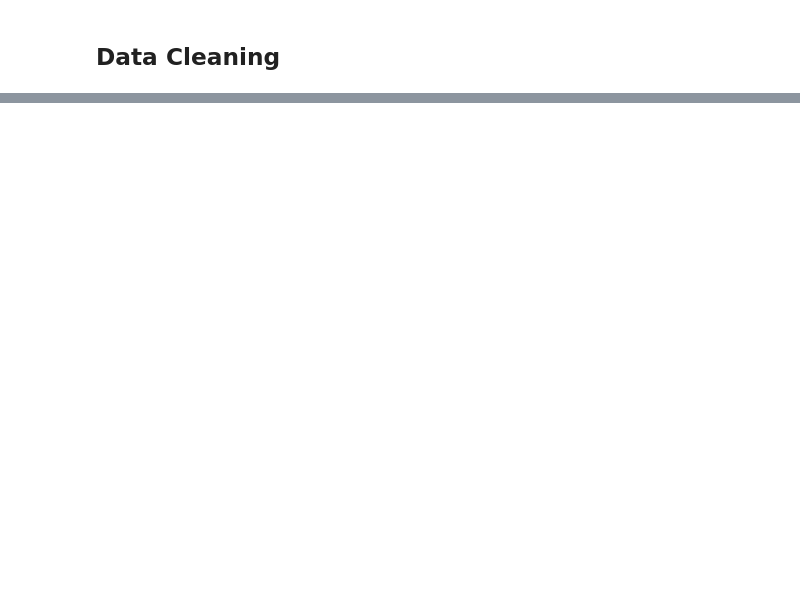
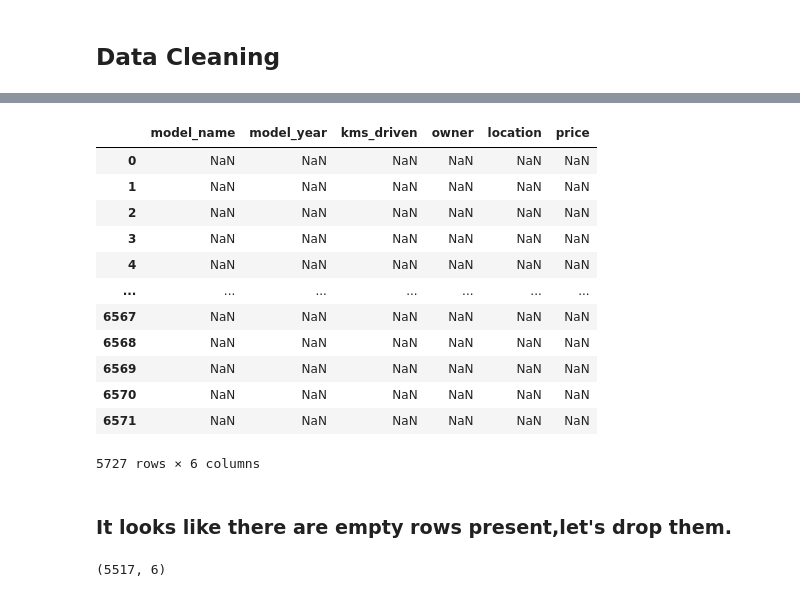
Before and after one commit to ropali/used_bike_price_prediction, a Jupyter notebook: notebooks/01-basic-preprocessing.ipynb, the cells around one changed output, grey strips where cells are left out. Drawn from its saved outputs; the diff is of its cells as text; code cells hidden in the pictures; blank space fills up the shorter version.

```diff
--- a/notebooks/01-basic-preprocessing.ipynb
+++ b/notebooks/01-basic-preprocessing.ipynb
@@ -21,2 +34,0 @@ df.shape
-# %%
-df = df.drop(columns=['Unnamed: 0'])
@@ -48,0 +37,4 @@ df.head()
+# %%
+# remove whitespace from data
+for col in df.columns:
+    df[col] = df[col].apply(lambda x: x.strip() if x else x)
@@ -60,0 +86,12 @@ df.head()
+# %%
+# location feature have comma separated values
+# need to make it a single value, for that let's take
+# the last value as it is the main city name
+
+def clean_location(val):
+    if not val:
+        return ''
+
+    return val.split(',')[-1].strip()
+
+df['location'] = df['location'].apply(clean_location)
@@ -60,0 +118,25 @@ df.head()
+# %%
+# Fix owner column values
+# it is represented in two different way one as 1st owner and other in words like first owner
+# let's make them homogeneous
+
+def clean_owner(val):
+    if not val:
+        return val
+
+    owners = {
+        '1st Owner': '1st',
+        '2nd Owner': '2nd',
+        '3rd Owner': '3rd',
+        '4th Owner': '4th',
+        '5th Owner': '5th',
+        'First Owner': '1st',
+        'Second Owner': '2nd',
+        'Third Owner': '3rd',
+        'Fourth Owner': '4th',
+        'Fourth Owner Or More': '5th',
+    }
+
+    return owners.get(val,'')
+
+df['owner'] = df['owner'].apply(clean_owner)
@@ -112,0 +215,18 @@ df.shape
+# %%
+df[df.isnull()]
+# %% [output]
+|  | model_name | model_year | kms_driven | owner | location | price |
+| 0 | NaN | NaN | NaN | NaN | NaN | NaN |
+| 1 | NaN | NaN | NaN | NaN | NaN | NaN |
+| 2 | NaN | NaN | NaN | NaN | NaN | NaN |
+| 3 | NaN | NaN | NaN | NaN | NaN | NaN |
+| 4 | NaN | NaN | NaN | NaN | NaN | NaN |
+| ... | ... | ... | ... | ... | ... | ... |
+| 6567 | NaN | NaN | NaN | NaN | NaN | NaN |
+| 6568 | NaN | NaN | NaN | NaN | NaN | NaN |
+| 6569 | NaN | NaN | NaN | NaN | NaN | NaN |
+| 6570 | NaN | NaN | NaN | NaN | NaN | NaN |
+| 6571 | NaN | NaN | NaN | NaN | NaN | NaN |
+5727 rows × 6 columns
+# %% [markdown]
+### It looks like there are empty rows present,let's drop them.
@@ -113,2 +235,6 @@ df.shape
+# %%
+df.shape
+# %% [output]
+(5517, 6)
 # %%
 df.to_csv('../data/processed/data.csv',index=False)
```
Also changed, not shown: parts of 17 cells of this notebook, 3 other files.
